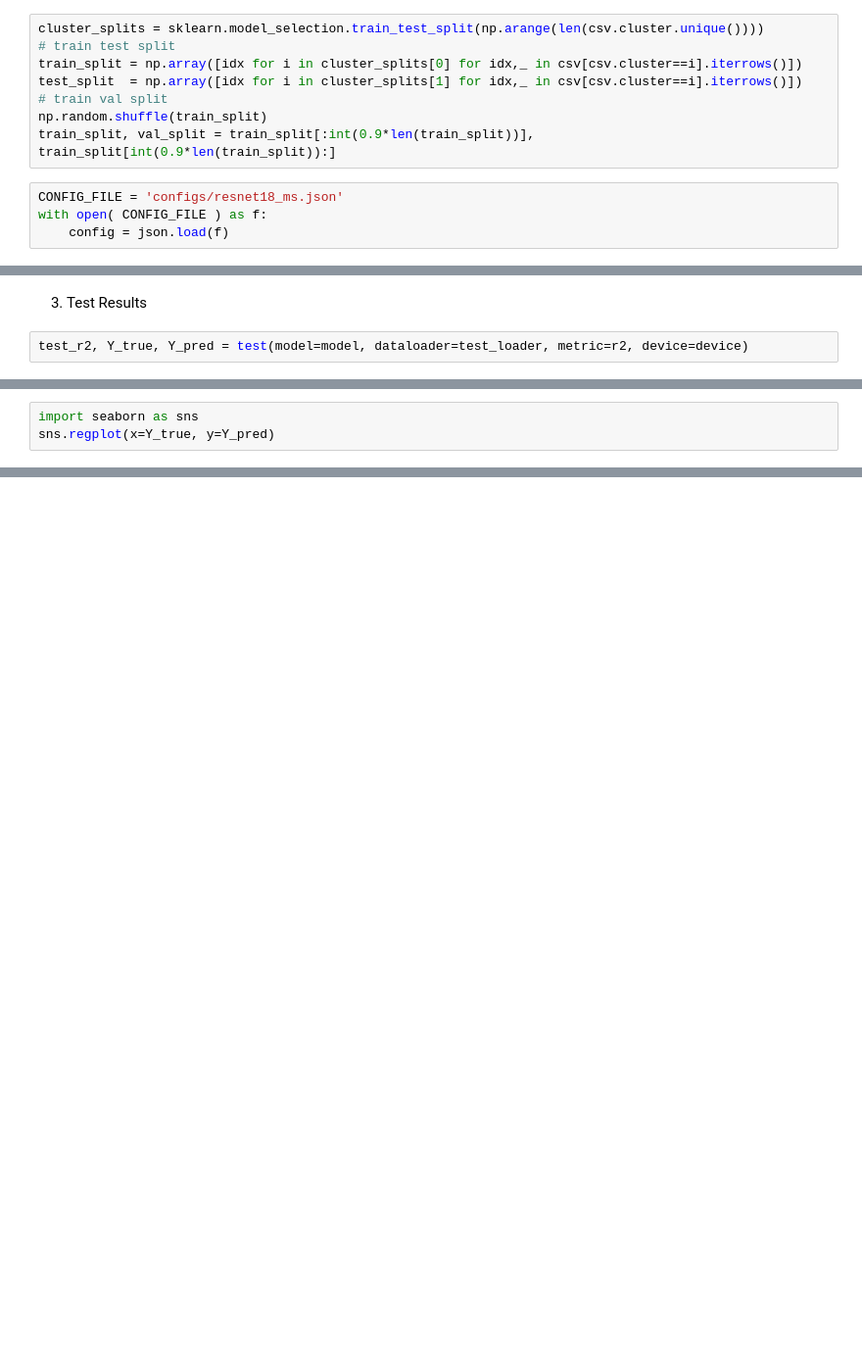
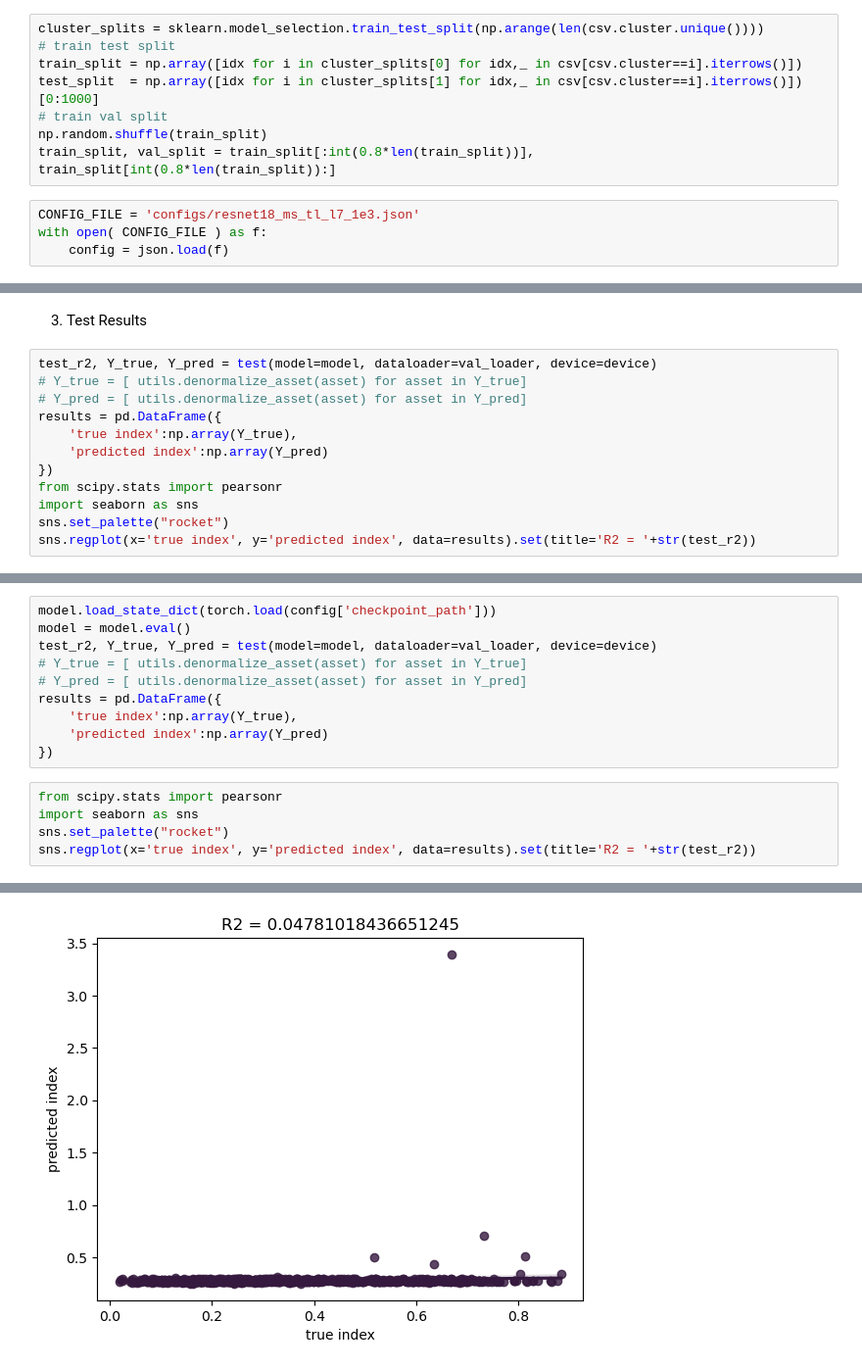
Before and after one commit to mpa-poverty/2-mpa, a Jupyter notebook: experiment_notebook.ipynb, the cells around one changed output, grey strips where cells are left out. Shown at 98% size. Saved outputs shown, nothing was run; the diff lists cells and outputs as text; blank space fills up the shorter version.

Commit message:
fixed training issues

```diff
--- a/experiment_notebook.ipynb
+++ b/experiment_notebook.ipynb
@@ -94,12 +84,12 @@ test_transform  = torch.nn.Sequential(
 cluster_splits = sklearn.model_selection.train_test_split(np.arange(len(csv.cluster.unique())))
 # train test split
 train_split = np.array([idx for i in cluster_splits[0] for idx,_ in csv[csv.cluster==i].iterrows()])
-test_split  = np.array([idx for i in cluster_splits[1] for idx,_ in csv[csv.cluster==i].iterrows()])
+test_split  = np.array([idx for i in cluster_splits[1] for idx,_ in csv[csv.cluster==i].iterrows()])[0:1000]
 # train val split
 np.random.shuffle(train_split)
-train_split, val_split = train_split[:int(0.9*len(train_split))], train_split[int(0.9*len(train_split)):]
+train_split, val_split = train_split[:int(0.8*len(train_split))], train_split[int(0.8*len(train_split)):]
 # %%
-CONFIG_FILE = 'configs/resnet18_ms.json'
+CONFIG_FILE = 'configs/resnet18_ms_tl_l7_1e3.json'
 with open( CONFIG_FILE ) as f:
     config = json.load(f)
 # %%
@@ -201,4 +193,14 @@ torch.save(model.state_dict(), config['checkpoint_path'])
 # %% [markdown]
 3. Test Results
 # %%
-test_r2, Y_true, Y_pred = test(model=model, dataloader=test_loader, metric=r2, device=device)
+test_r2, Y_true, Y_pred = test(model=model, dataloader=val_loader, device=device)
+# Y_true = [ utils.denormalize_asset(asset) for asset in Y_true]
+# Y_pred = [ utils.denormalize_asset(asset) for asset in Y_pred]
+results = pd.DataFrame({
+    'true index':np.array(Y_true),
+    'predicted index':np.array(Y_pred)
+})
+from scipy.stats import pearsonr
+import seaborn as sns
+sns.set_palette("rocket")
+sns.regplot(x='true index', y='predicted index', data=results).set(title='R2 = '+str(test_r2))
@@ -205,3 +266,16 @@ test_r2, Y_true, Y_pred = test(model=model, dataloader=test_loader, metric=r2, d
+# %%
+model.load_state_dict(torch.load(config['checkpoint_path']))
+model = model.eval()
+test_r2, Y_true, Y_pred = test(model=model, dataloader=val_loader, device=device)
+# Y_true = [ utils.denormalize_asset(asset) for asset in Y_true]
+# Y_pred = [ utils.denormalize_asset(asset) for asset in Y_pred]
+results = pd.DataFrame({
+    'true index':np.array(Y_true),
+    'predicted index':np.array(Y_pred)
+})
 # %%
+from scipy.stats import pearsonr
 import seaborn as sns
-sns.regplot(x=Y_true, y=Y_pred)
+sns.set_palette("rocket")
+sns.regplot(x='true index', y='predicted index', data=results).set(title='R2 = '+str(test_r2))
+# %% [output]
@@ -207,0 +283 @@ sns.regplot(x=Y_true, y=Y_pred)
+[figure, added]
```
Also changed, not shown: parts of 15 cells of this notebook, 12 other files.
